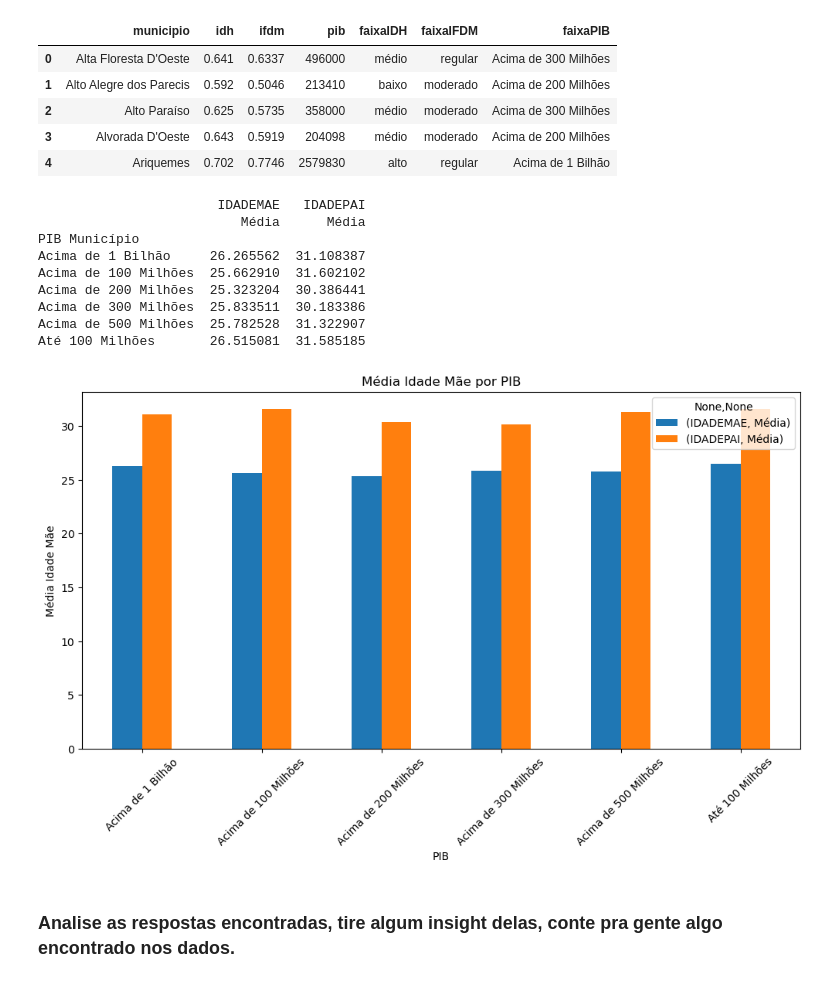
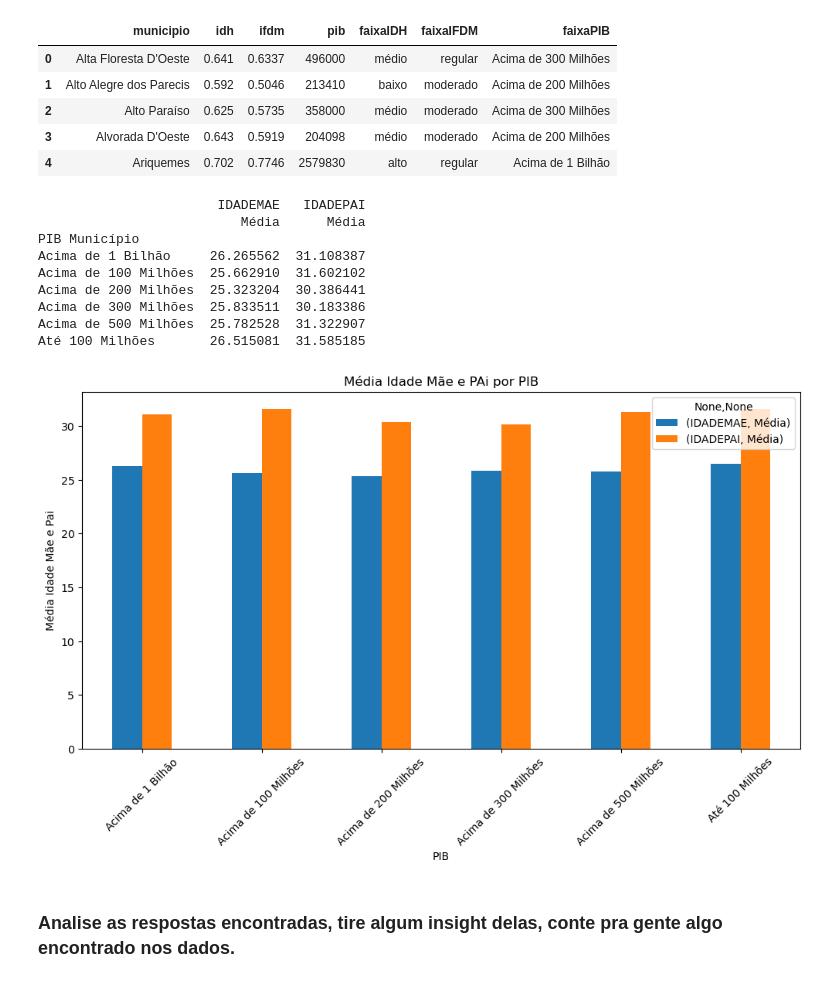
Before and after one commit to AlexSAssuncao/EBAC_Estudos, a Jupyter notebook: Tarefas/Mod9Tarefa2.ipynb, the cells around one changed output. Saved outputs shown, nothing was run; the diff lists cells and outputs as text; code cells hidden in the pictures.

```diff
--- a/Tarefas/Mod9Tarefa2.ipynb
+++ b/Tarefas/Mod9Tarefa2.ipynb
@@ -323,28 +323,28 @@ municipio_Faixas.head()
 # %%
 mappingPIB = {}
 for nome in municipio_Faixas.municipio:
    mappingPIB[nome] = municipio_Faixas.loc[municipio_Faixas.municipio == nome].faixaPIB.values[0]
 
 resultadoPIB = sinasc_item5.groupby(mappingPIB).agg({
     'IDADEMAE':[('Média','mean')],
     'IDADEPAI':[('Média','mean')]
 
 }).rename_axis("PIB Município")
 
 print(resultadoPIB)
 
-resultadoPIB.plot.bar(title='Média Idade Mãe por PIB', xlabel='PIB', ylabel='Média Idade Mãe', rot=45,figsize=(12, 6));
+resultadoPIB.plot.bar(title='Média Idade Mãe e PAi por PIB', xlabel='PIB', ylabel='Média Idade Mãe e Pai', rot=45,figsize=(12, 6));
 # %% [output]
                        IDADEMAE   IDADEPAI
                           Média      Média
 PIB Município
 Acima de 1 Bilhão     26.265562  31.108387
 Acima de 100 Milhões  25.662910  31.602102
 Acima de 200 Milhões  25.323204  30.386441
 Acima de 300 Milhões  25.833511  30.183386
 Acima de 500 Milhões  25.782528  31.322907
 Até 100 Milhões       26.515081  31.585185
-[figure, old version]
+[figure, new version]
 # %% [markdown]
 ### Analise as respostas encontradas, tire algum insight delas, conte pra gente algo encontrado nos dados.
 # %% [markdown]
```
